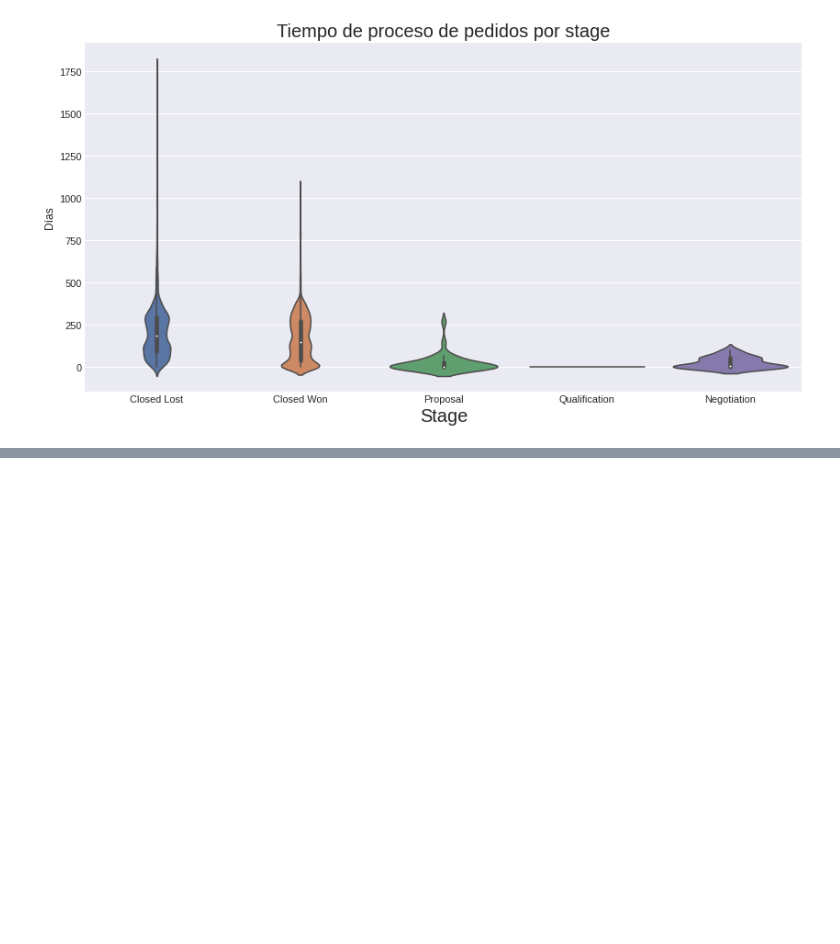
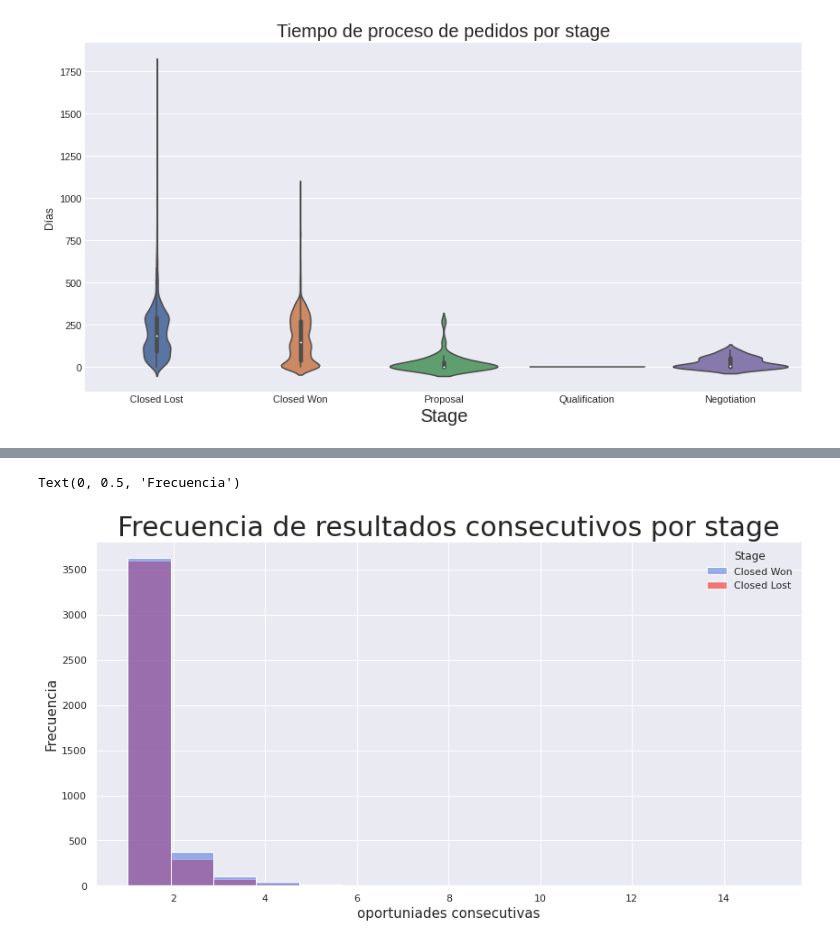
Before and after one commit to nazar9318/datos-TP1-Pandas-2c2020, a Jupyter notebook: notebooks/notebook_Lucas.ipynb, the cells around one changed output, grey strips where cells are left out. Cells and saved outputs as stored; diff of their text form; code cells hidden in the pictures; blank space fills up the shorter version.

```diff
--- a/notebooks/notebook_Lucas.ipynb
+++ b/notebooks/notebook_Lucas.ipynb
@@ -1341,0 +1359,11 @@ g.fig.subplots_adjust(top=.9)
+# %%
+plot = sns.histplot(ax= ax,data=grouped_continous, x="count", hue="Stage",palette=palette)
+
+mplt.title('Frecuencia de resultados consecutivos por stage',fontsize=30)
+plot
+#sns.histplot(ax= ax,data= grouped_continous, x="count", hue="Stage", kind="kde",palette=palette)
+ax.set_xlabel("oportuniades consecutivas",fontsize=15)
+ax.set_ylabel("Frecuencia",fontsize=15)
+# %% [output]
+Text(0, 0.5, 'Frecuencia')
+[figure, added]
```
Also changed, not shown: parts of 47 cells of this notebook.
